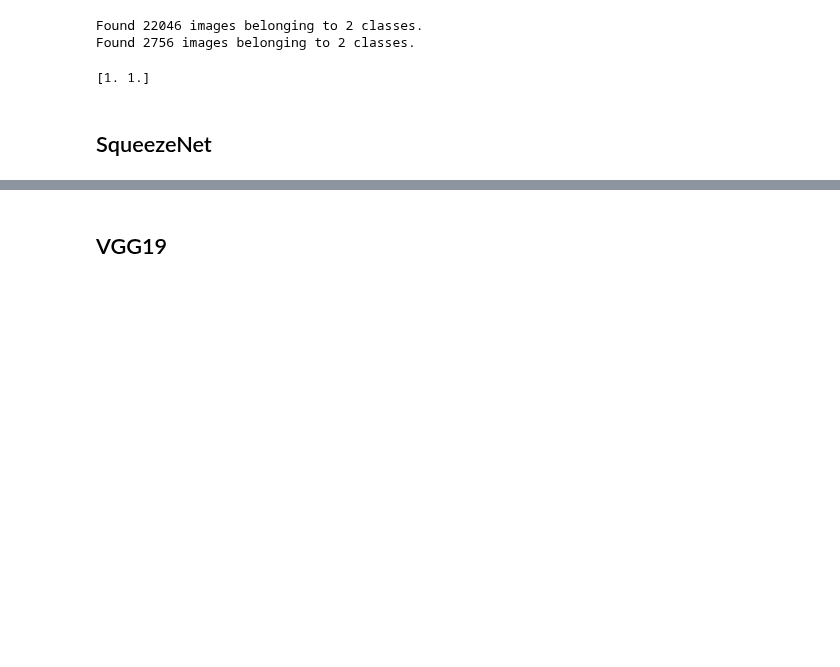
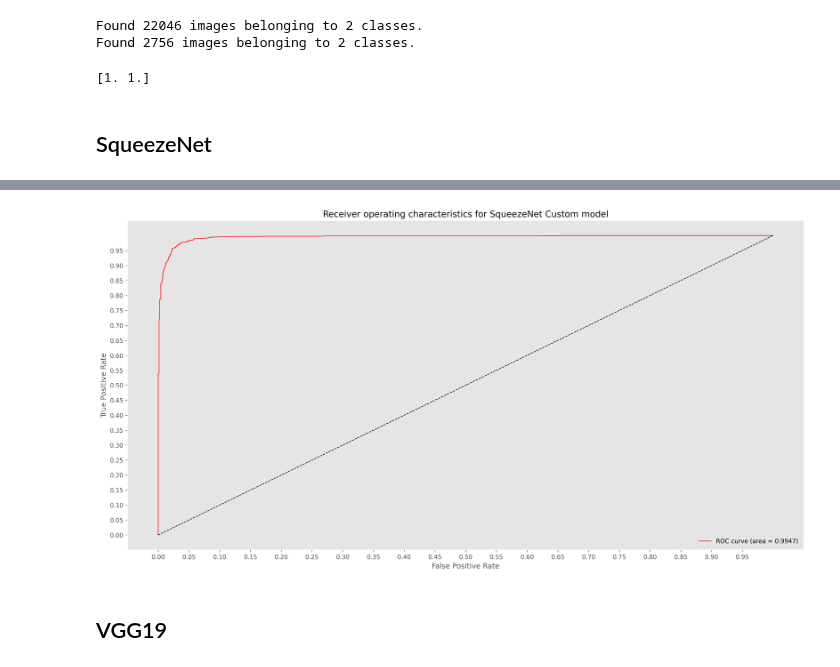
Before and after one commit to danielbarco/malatec, a Jupyter notebook: Notebooks/Merge_models.ipynb, the cells around one changed output, grey strips where cells are left out. Saved outputs shown, nothing was run; the diff lists cells and outputs as text; code cells hidden in the pictures; blank space fills up the shorter version.

```diff
--- a/Notebooks/Merge_models.ipynb
+++ b/Notebooks/Merge_models.ipynb
@@ -334,3 +336,31 @@ plt.savefig("logs/SqueezeNet_custom_plot.png")
+# %%
+#%% compute the ROC-AUC values
+fpr = dict()
+tpr = dict()
+roc_auc = dict()
+for i in range(num_classes):
+    fpr[i], tpr[i], _ = roc_curve(Y_test, squeeze_y_pred[:, i])
+    roc_auc[i] = auc(fpr[i], tpr[i])
+fig=plt.figure(figsize=(20,10), dpi=300)
+ax = fig.add_subplot(1, 1, 1)
+major_ticks = np.arange(0.0, 1.0, 0.05)
+minor_ticks = np.arange(0.0, 1.0, 0.05)
+ax.set_xticks(major_ticks)
+ax.set_xticks(minor_ticks, minor=True)
+ax.set_yticks(major_ticks)
+ax.set_yticks(minor_ticks, minor=True)
+ax.grid(which='both')
+lw = 1
+plt.plot(fpr[1], tpr[1], color='red',
+         lw=lw, label='ROC curve (area = %0.4f)' % roc_auc[1])
+plt.plot([0, 1], [0, 1], color='black', lw=lw, linestyle='--')
+plt.xlabel('False Positive Rate')
+plt.ylabel('True Positive Rate')
+plt.title('Receiver operating characteristics for SqueezeNet Custom model')
+plt.legend(loc="lower right")
+plt.show()
+# %% [output]
+[figure, added]
 # %% [markdown]
 ## VGG19
 # %%
```
Also changed, not shown: parts of 20 cells of this notebook.
